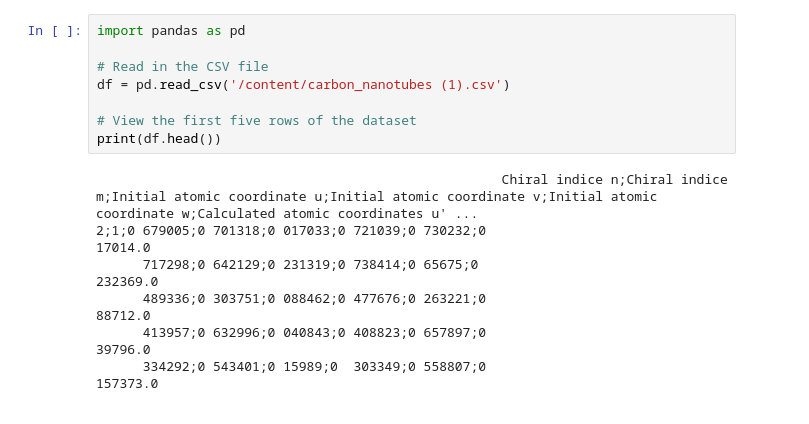
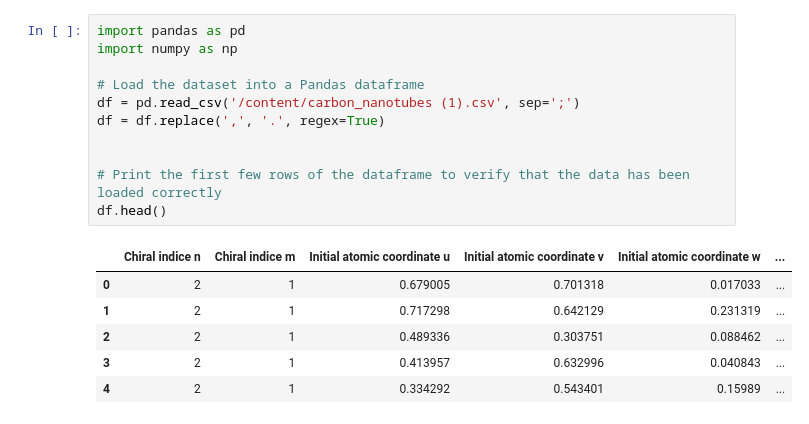
Before and after one commit to vijayprakashyadav02/Assignment-submition-, a Jupyter notebook: carbon_nanotubes_code.ipynb, the cells around one changed output. Drawn from its saved outputs; the diff is of its cells as text.

```diff
--- a/carbon_nanotubes_code.ipynb
+++ b/carbon_nanotubes_code.ipynb
@@ -2,16 +2,19 @@
 <a href="https://colab.research.google.com/github/vijayprakashyadav02/Assignment-submition-/blob/main/carbon_nanotubes_code.ipynb" target="_parent"><img src="https://colab.research.google.com/assets/colab-badge.svg" alt="Open In Colab"/></a>
 # %%
 import pandas as pd
+import numpy as np
 
-# Read in the CSV file
-df = pd.read_csv('/content/carbon_nanotubes (1).csv')
+# Load the dataset into a Pandas dataframe
+df = pd.read_csv('/content/carbon_nanotubes (1).csv', sep=';')
+df = df.replace(',', '.', regex=True)
 
-# View the first five rows of the dataset
-print(df.head())
+
+# Print the first few rows of the dataframe to verify that the data has been loaded correctly
+df.head()
 # %% [output]
-                                                    Chiral indice n;Chiral indice m;Initial atomic coordinate u;Initial atomic coordinate v;Initial atomic coordinate w;Calculated atomic coordinates u' ...
-2;1;0 679005;0 701318;0 017033;0 721039;0 730232;0                                            17014.0
-      717298;0 642129;0 231319;0 738414;0 65675;0                                            232369.0
-      489336;0 303751;0 088462;0 477676;0 263221;0                                            88712.0
-      413957;0 632996;0 040843;0 408823;0 657897;0                                            39796.0
-      334292;0 543401;0 15989;0  303349;0 558807;0                                           157373.0
+|  | Chiral indice n | Chiral indice m | Initial atomic coordinate u | Initial atomic coordinate v | Initial atomic coordinate w | ... |
+| 0 | 2 | 1 | 0.679005 | 0.701318 | 0.017033 | ... |
+| 1 | 2 | 1 | 0.717298 | 0.642129 | 0.231319 | ... |
+| 2 | 2 | 1 | 0.489336 | 0.303751 | 0.088462 | ... |
+| 3 | 2 | 1 | 0.413957 | 0.632996 | 0.040843 | ... |
+| 4 | 2 | 1 | 0.334292 | 0.543401 | 0.15989 | ... |
```
Also changed, not shown: parts of 37 cells of this notebook.
